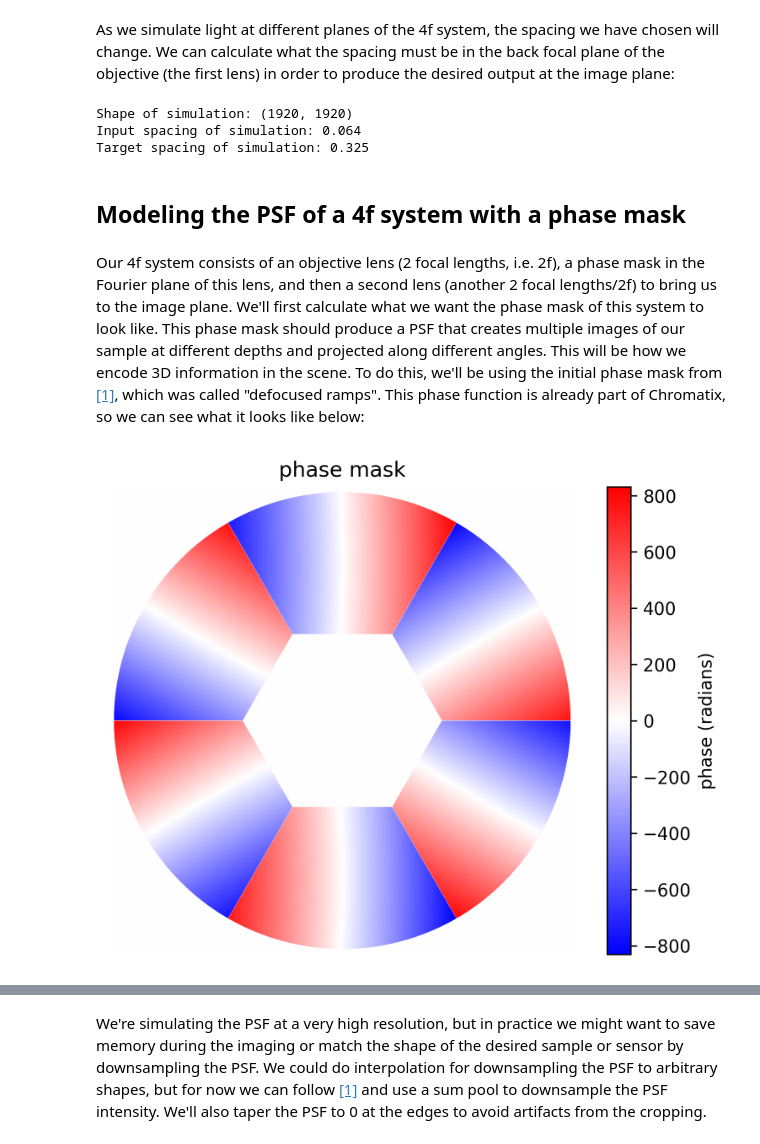
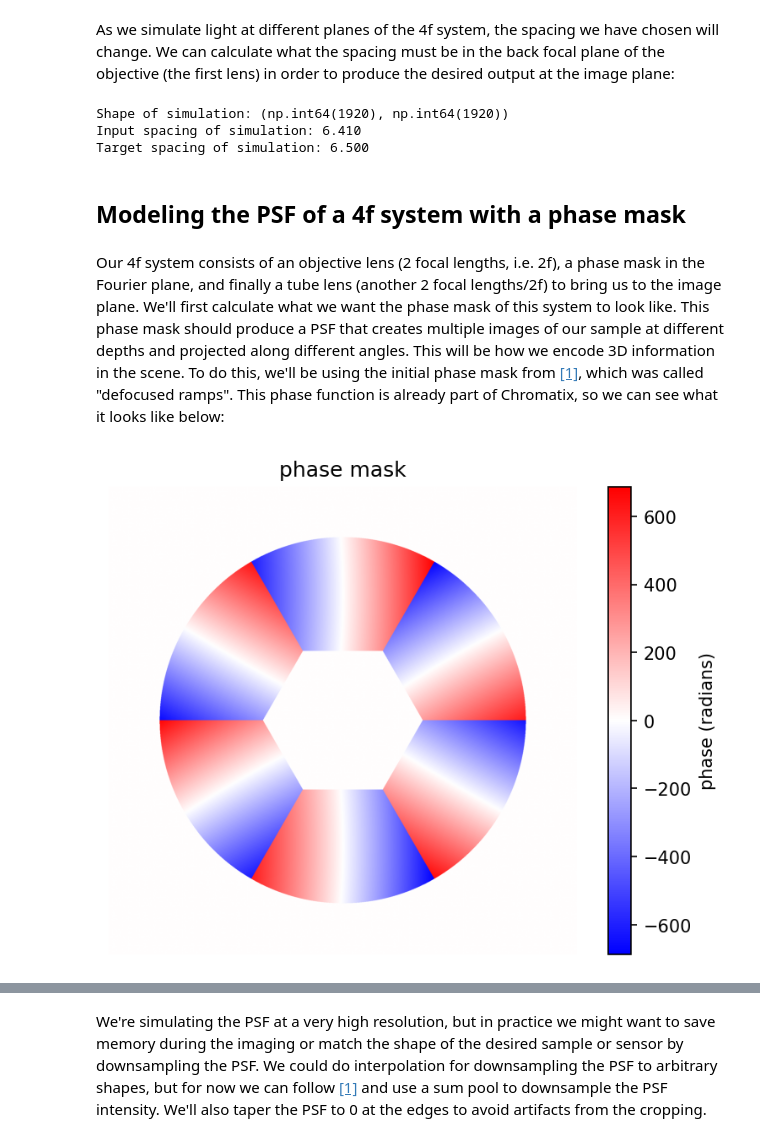
Before and after one commit to chromatix-team/chromatix, a Jupyter notebook: docs/examples/holoscope.ipynb, the cells around one changed output, grey strips where cells are left out. Cells and saved outputs as stored; diff of their text form; code cells hidden in the pictures.

```diff
--- a/docs/examples/holoscope.ipynb
+++ b/docs/examples/holoscope.ipynb
@@ -44,41 +31,48 @@ key = random.PRNGKey(4)
 # %% [markdown]
 The very first thing we need to do is to simulate the point spread function (PSF) of a 4f system with a phase mask at multiple planes. When we do this, we'll want to simulate a larger field of view than our camera can capture to make sure we're not cutting off our PSF, and then crop to the sensor field of view. When we do this cropping, we can also smoothly taper the edge of the PSF to 0 to make sure we don't get edge artifacts from convolving the PSF with the sample. We'll need to create some optical parameters to define these steps:
 # %%
-camera_shape: Tuple[int, int] = (1280, 1280)
-camera_pixel_pitch: float = 0.325  # microns
-z: Array = jnp.linspace(-100, 100, num=40)
-f: float = 100.0  # microns
+# First we'll define some parameters of our camera,
+# objective lens, and emission wavelength.
+camera_shape: tuple[int, int] = (1280, 1280)
+camera_pixel_pitch: float = 6.5  # microns
+z: Array = jnp.linspace(-100, 100, num=40)  # microns
+f_objective: float = 8e3  # microns
+f_tube: float = 200e3  # microns
 n: float = 1.33
 NA: float = 0.8
 spectrum: float = 0.532  # 532 nm in microns
-spectral_density: float = 1.0
 downsample_factor: int = 5
 pad: int = 640
-taper_width: Optional[float] = 5
+taper_width: float | None = 5
 # %% [markdown]
 As we simulate light at different planes of the 4f system, the spacing we have chosen will change. We can calculate what the spacing must be in the back focal plane of the objective (the first lens) in order to produce the desired output at the image plane:
 # %%
 shape = tuple(np.array(camera_shape).astype(int) + pad)
-spacing = f * spectrum / (n * shape[0] * camera_pixel_pitch)
+# We need to calculate the change in spacing in the Fourier plane
+# due to the Fourier transform by working backwards from the
+# camera FOV
+spacing = f_tube * spectrum / (n * shape[0] * camera_pixel_pitch)  # microns
 print(f"Shape of simulation: {shape}")
 print(f"Input spacing of simulation: {spacing:.3f}")
 print(f"Target spacing of simulation: {camera_pixel_pitch:.3f}")
 # %% [output]
-Shape of simulation: (1920, 1920)
-Input spacing of simulation: 0.064
-Target spacing of simulation: 0.325
+Shape of simulation: (np.int64(1920), np.int64(1920))
+Input spacing of simulation: 6.410
+Target spacing of simulation: 6.500
 # %% [markdown]
 ## Modeling the PSF of a 4f system with a phase mask
 # %% [markdown]
-Our 4f system consists of an objective lens (2 focal lengths, i.e. 2f), a phase mask in the Fourier plane of this lens, and then a second lens (another 2 focal lengths/2f) to bring us to the image plane. We'll first calculate what we want the phase mask of this system to look like. This phase mask should produce a PSF that creates multiple images of our sample at different depths and projected along different angles. This will be how we encode 3D information in the scene. To do this, we'll be using the initial phase mask from [[1]](https://openreview.net/forum?id=Kx1VCs1treH), which was called "defocused ramps". This phase function is already part of Chromatix, so we can see what it looks like below:
+Our 4f system consists of an objective lens (2 focal lengths, i.e. 2f), a phase mask in the Fourier plane, and finally a tube lens (another 2 focal lengths/2f) to bring us to the image plane. We'll first calculate what we want the phase mask of this system to look like. This phase mask should produce a PSF that creates multiple images of our sample at different depths and projected along different angles. This will be how we encode 3D information in the scene. To do this, we'll be using the initial phase mask from [[1]](https://openreview.net/forum?id=Kx1VCs1treH), which was called "defocused ramps". This phase function is already part of Chromatix, so we can see what it looks like below:
 # %%
-init_phase = defocused_ramps(shape, spacing, spectrum, n, f, NA, delta=[1582.0] * 6)
+phase = defocused_ramps(
+    shape, spacing, spectrum, n, f_objective, NA, delta=[1296.0] * 6
+)
 plt.figure(dpi=150)
-plt.imshow(init_phase.squeeze(), cmap="bwr")
+plt.imshow(phase, cmap="bwr")
 plt.colorbar(label="phase (radians)")
 plt.title("phase mask")
 plt.axis("off")
 plt.show()
 # %% [output]
-[figure, old version]
+[figure, new version]
 # %% [markdown]
```
Also changed, not shown: parts of 32 cells of this notebook, 14 other files.
